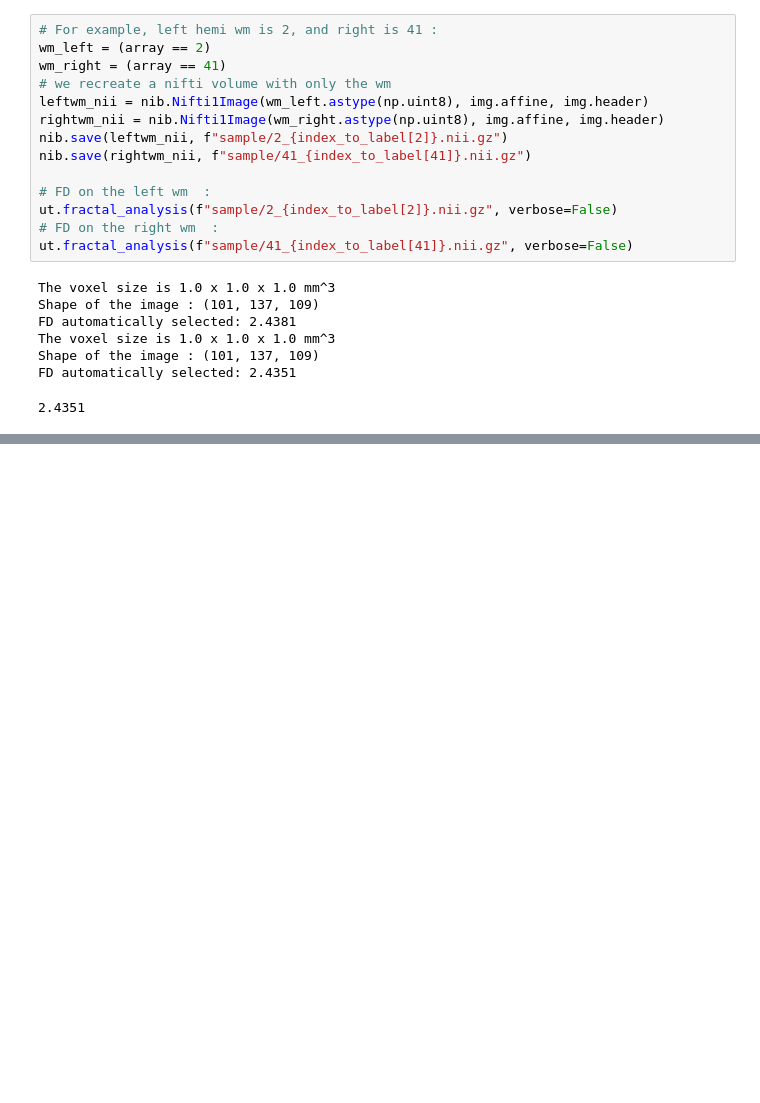
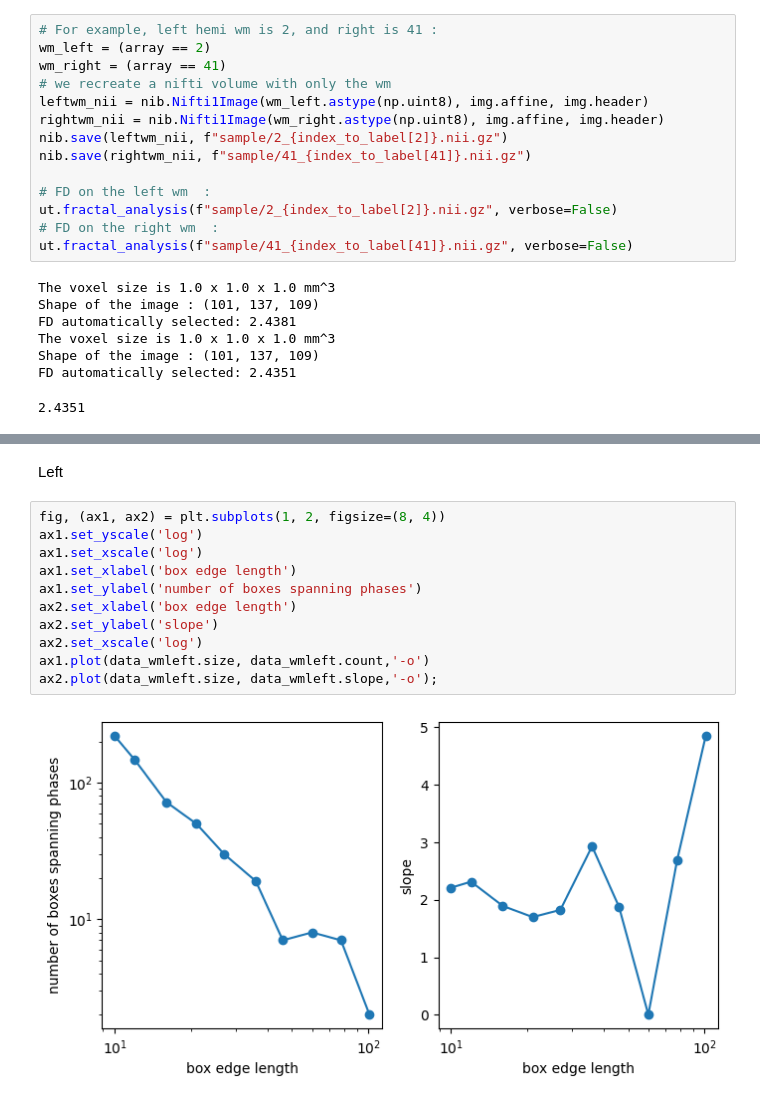
Before and after one commit to toelt-llc/mri_fractal, a Jupyter notebook: data_pipeline/2-fractal.ipynb, the cells around one changed output, grey strips where cells are left out. Drawn from its saved outputs; the diff is of its cells as text; blank space fills up the shorter version.

```diff
--- a/data_pipeline/2-fractal.ipynb
+++ b/data_pipeline/2-fractal.ipynb
@@ -114,0 +138,15 @@ FD automatically selected: 2.4351
+# %% [markdown]
+Left
+# %%
+fig, (ax1, ax2) = plt.subplots(1, 2, figsize=(8, 4))
+ax1.set_yscale('log')
+ax1.set_xscale('log')
+ax1.set_xlabel('box edge length')
+ax1.set_ylabel('number of boxes spanning phases')
+ax2.set_xlabel('box edge length')
+ax2.set_ylabel('slope')
+ax2.set_xscale('log')
+ax1.plot(data_wmleft.size, data_wmleft.count,'-o')
+ax2.plot(data_wmleft.size, data_wmleft.slope,'-o');
+# %% [output]
+[figure, added]
```
Also changed, not shown: parts of 6 cells of this notebook, 1 other file.
